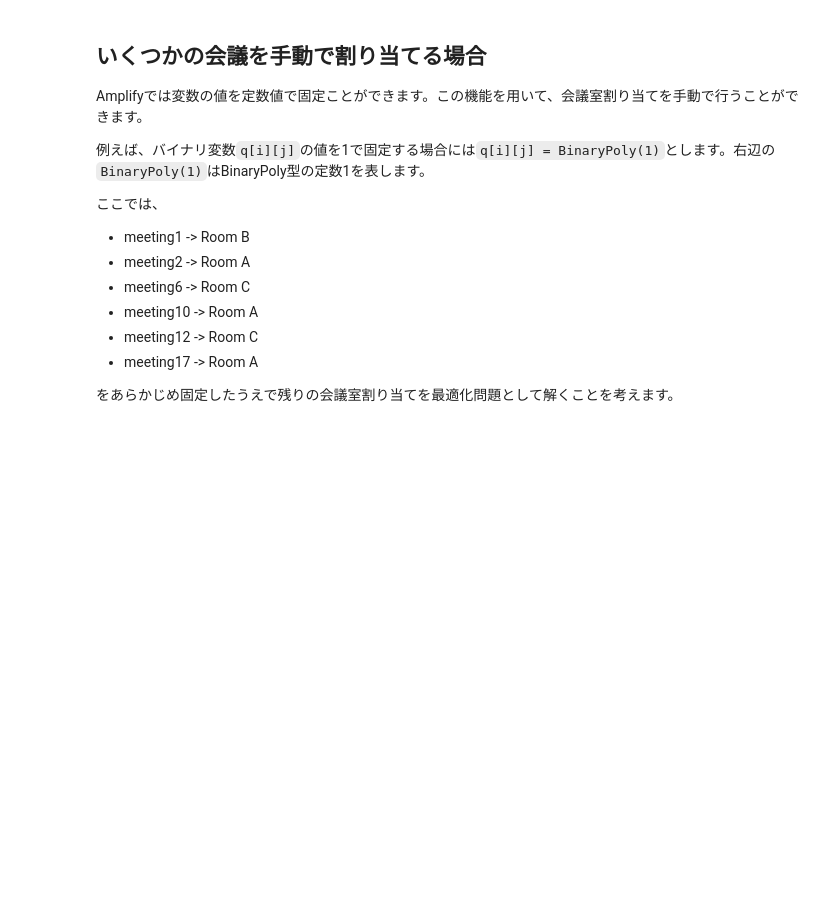
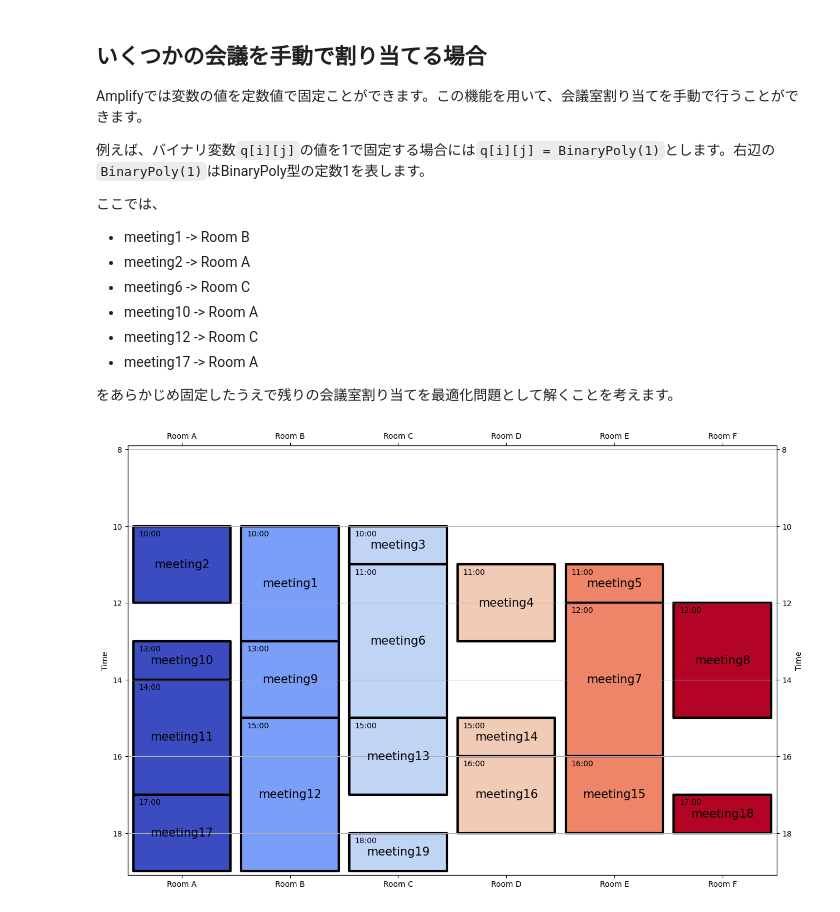
Before and after one commit to fixstars/amplify-examples, a Jupyter notebook: notebooks/ja/tutorials/2-app-meeting.ipynb, the cells around one changed output. Cells and saved outputs as stored; diff of their text form; code cells hidden in the pictures; blank space fills up the shorter version.

```diff
--- a/notebooks/ja/tutorials/2-app-meeting.ipynb
+++ b/notebooks/ja/tutorials/2-app-meeting.ipynb
@@ -85,10 +85,11 @@ for mtg1, mtg2 in itertools.combinations(mtg_names, 2):
 # %% [markdown]
 次に、`Nm` 個ある会議それぞれに `Nr` 個の会議室を対応させた、 `Nm` × `Nr` 個のQUBO変数を定義します。会議のインデックス $i$、会議室のインデックス $r$ に対応する変数を $q_{i, r}$ とします。
 # %%
-from amplify import gen_symbols, BinaryPoly
+from amplify import BinarySymbolGenerator
 
 # 決定変数を (Nm x Nr) の配列の形式で定義
-q = gen_symbols(BinaryPoly, Nm, Nr)
+gen = BinarySymbolGenerator()
+q = gen.array(Nm, Nr)
 # %% [markdown]
 QUBO変数を用いて制約条件を作成します。
 
@@ -100,14 +101,9 @@ $
 
 という one-hot 制約を課します。
 # %%
-from amplify import sum_poly
-from amplify.constraint import equal_to
+from amplify.constraint import one_hot
 
-# 一つの会議に一つの会議室を割り当てるための one-hot 制約
-# equal_to 関数と sum_poly 関数を用いて書けます
-room_constraints = sum(
-    [equal_to(sum_poly(Nr, lambda r: q[i][r]), 1) for i in range(Nm)]
-)
+room_constraints = sum([one_hot(q[i]) for i in range(Nm)])
 # %% [markdown]
 さらに、二つの会議のインデックス $(i, j)$ が、 先ほど定義した会議スケジュールの重なりリスト `overlaps` に含まれている場合は、同じ会議室を割り当てることができないという制約を与える必要があります。
 
@@ -122,9 +118,9 @@ $
 from amplify import sum_poly
 from amplify.constraint import penalty
 
-# overlaps内の全ての (i, j) で、q[i][r] * q[j][r] = 0 の制約条件を課す
+# overlaps内の全ての (i, j) で、q[i, r] * q[j, r] = 0 の制約条件を課す
 overlap_constraints = sum(
-    [penalty(q[i][r] * q[j][r]) for (i, j) in overlaps for r in range(Nr)]
+    [penalty(q[i, r] * q[j, r]) for (i, j) in overlaps for r in range(Nr)]
 )
 # %% [markdown]
 上記で生成した二つの制約条件オブジェクト `room_constraints` と `overlap_constraints` を結合し、最終的に解くべき論理模型とします。
@@ -152,12 +148,11 @@ if len(result) == 0:
 # %% [markdown]
 求めた解で値が $1$ となる変数から、各会議がどの会議室に割り当てられたかを読み取ることができます。
 # %%
-from amplify import decode_solution
 import numpy as np
 
 # 求めた解を元の変数に代入
 values = result[0].values
-solution = np.array(decode_solution(q, values))
+solution = np.array(q.decode(values))
 
 # 各会議がどの会議室に割り当てられるかを読み取る
 room_assignment = list(zip(*np.where(solution == 1)))
@@ -240,10 +237,8 @@ Amplifyでは変数の値を定数値で固定ことができます。この機
 
 をあらかじめ固定したうえで残りの会議室割り当てを最適化問題として解くことを考えます。
 # %%
-from amplify import gen_symbols, BinaryPoly
-from amplify import sum_poly
-from amplify.constraint import equal_to
-from amplify.constraint import penalty
+from amplify import BinarySymbolGenerator, BinaryPoly
+from amplify.constraint import one_hot, penalty
 
 """
 会議室の名前と対応するインデックス
@@ -263,7 +258,8 @@ pre_assign = {
 Nm = len(schedules)  # 会議の数
 Nr = 6  # 会議室の数
 
-q = gen_symbols(BinaryPoly, Nm, Nr)
+gen = BinarySymbolGenerator()
+q = gen.array(Nm, Nr)
 
 # あらかじめ割り当てが決まっている会議と会議室の組み合わせに対して、定数を代入する
 for mtg_name, room in pre_assign.items():
@@ -272,42 +268,41 @@ for mtg_name, room in pre_assign.items():
         q[mtg_idx][r] = BinaryPoly(1) if r == room else BinaryPoly(0)
 
 # 一つの会議に一つの会議室を割り当てるための one-hot 制約
-room_constraints = sum(
-    [equal_to(sum_poly(Nr, lambda r: q[i][r]), 1) for i in range(Nm)]
-)
+room_constraints = sum([one_hot(q[i]) for i in range(Nm)])
 
-# overlaps内の全ての (i, j) で、q[i][r] * q[j][r] = 0 の制約条件を課す
+# overlaps内の全ての (i, j) で、q[i, r] * q[j, r] = 0 の制約条件を課す
 overlap_constraints = sum(
-    [sum([penalty(q[i][r] * q[j][r]) for (i, j) in overlaps]) for r in range(Nr)]
+    [sum([penalty(q[i, r] * q[j, r]) for (i, j) in overlaps]) for r in range(Nr)]
 )
 
 model = room_constraints + overlap_constraints
 
 from amplify import Solver
 from amplify.client import FixstarsClient
 
 # クライアントを設定
 client = FixstarsClient()
 client.parameters.timeout = 1000  # タイムアウト1秒
 # client.token = "xxxxxxxxxxxxxxxxxxxxxxxxxxxxxxxx"  # ローカル環境で使用する場合は、Amplify AEのアクセストークンを入力してください
 
 
 solver = Solver(client)  # ソルバーを設定
 result = solver.solve(model)  # 問題を解く
 
 # result が空の場合は制約条件が満たされず、解が求まらない
 if len(result) == 0:
     raise RuntimeError("Given constraint conditions are not satisfied")
 
 
-from amplify import decode_solution
 import numpy as np
 
 # 求めた解を元の変数に代入
 values = result[0].values
-solution = np.array(decode_solution(q, values))
+solution = np.array(q.decode(values))
 
 # 各会議がどの会議室に割り当てられるかを読み取る
 room_assignment = list(zip(*np.where(solution == 1)))
 
 plot_mtg_schedule(num_rooms=Nr, room_assignment=room_assignment)
+# %% [output]
+[figure, added]
```
Also changed, not shown: parts of 1 cell of this notebook, 9 other files.
